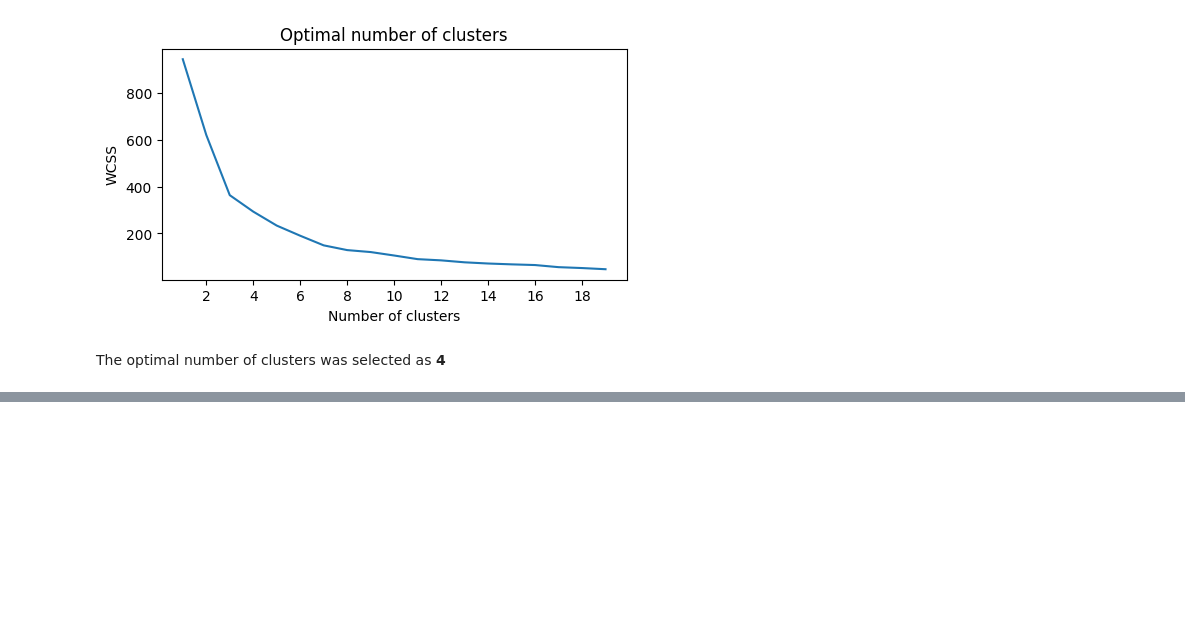
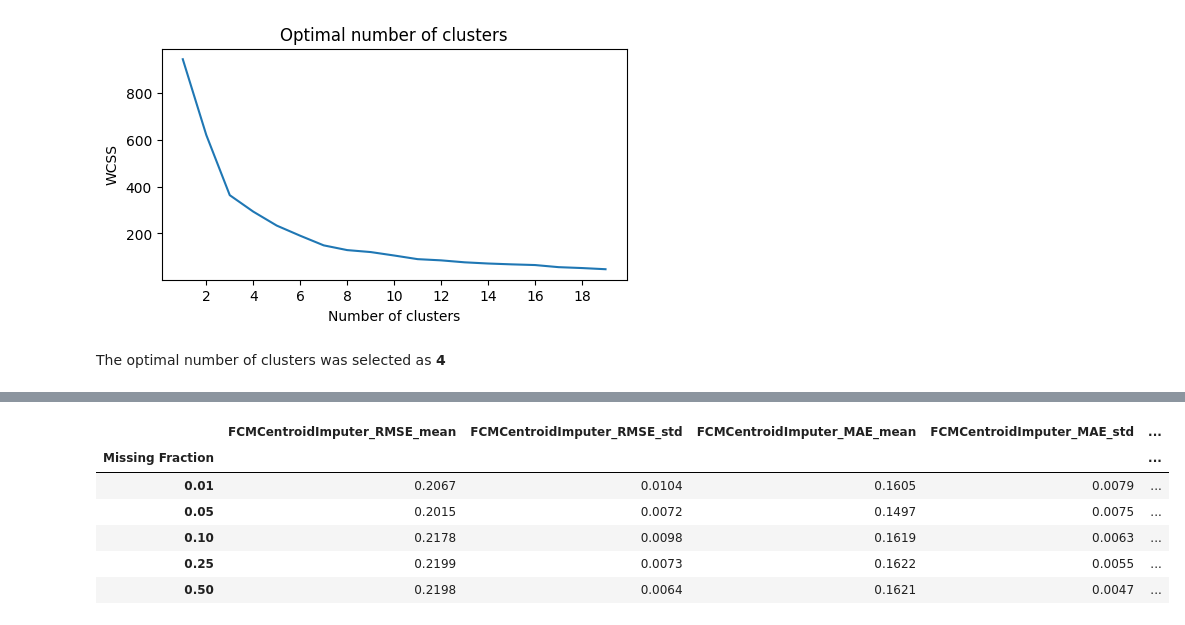
Before and after one commit to szostkawron/ficaria, a Jupyter notebook: experiments/MI.ipynb, the cells around one changed output, grey strips where cells are left out. Saved outputs shown, nothing was run; the diff lists cells and outputs as text; code cells hidden in the pictures; blank space fills up the shorter version.

```diff
--- a/experiments/MI.ipynb
+++ b/experiments/MI.ipynb
@@ -442,0 +671,12 @@ results_statlog_shuttle = evaluation_workflow_single(
+# %%
+results_sonar = pd.read_csv("01_MI_results/sonar.csv")
+summary_sonar = summarize_results(results_sonar)
+summary_sonar
+# %% [output]
+|  | FCMCentroidImputer_RMSE_mean | FCMCentroidImputer_RMSE_std | FCMCentroidImputer_MAE_mean | FCMCentroidImputer_MAE_std | ... |
+| Missing Fraction |  |  |  |  | ... |
+| 0.01 | 0.2067 | 0.0104 | 0.1605 | 0.0079 | ... |
+| 0.05 | 0.2015 | 0.0072 | 0.1497 | 0.0075 | ... |
+| 0.10 | 0.2178 | 0.0098 | 0.1619 | 0.0063 | ... |
+| 0.25 | 0.2199 | 0.0073 | 0.1622 | 0.0055 | ... |
+| 0.50 | 0.2198 | 0.0064 | 0.1621 | 0.0047 | ... |
```
Also changed, not shown: parts of 20 cells of this notebook, 2 other files.
